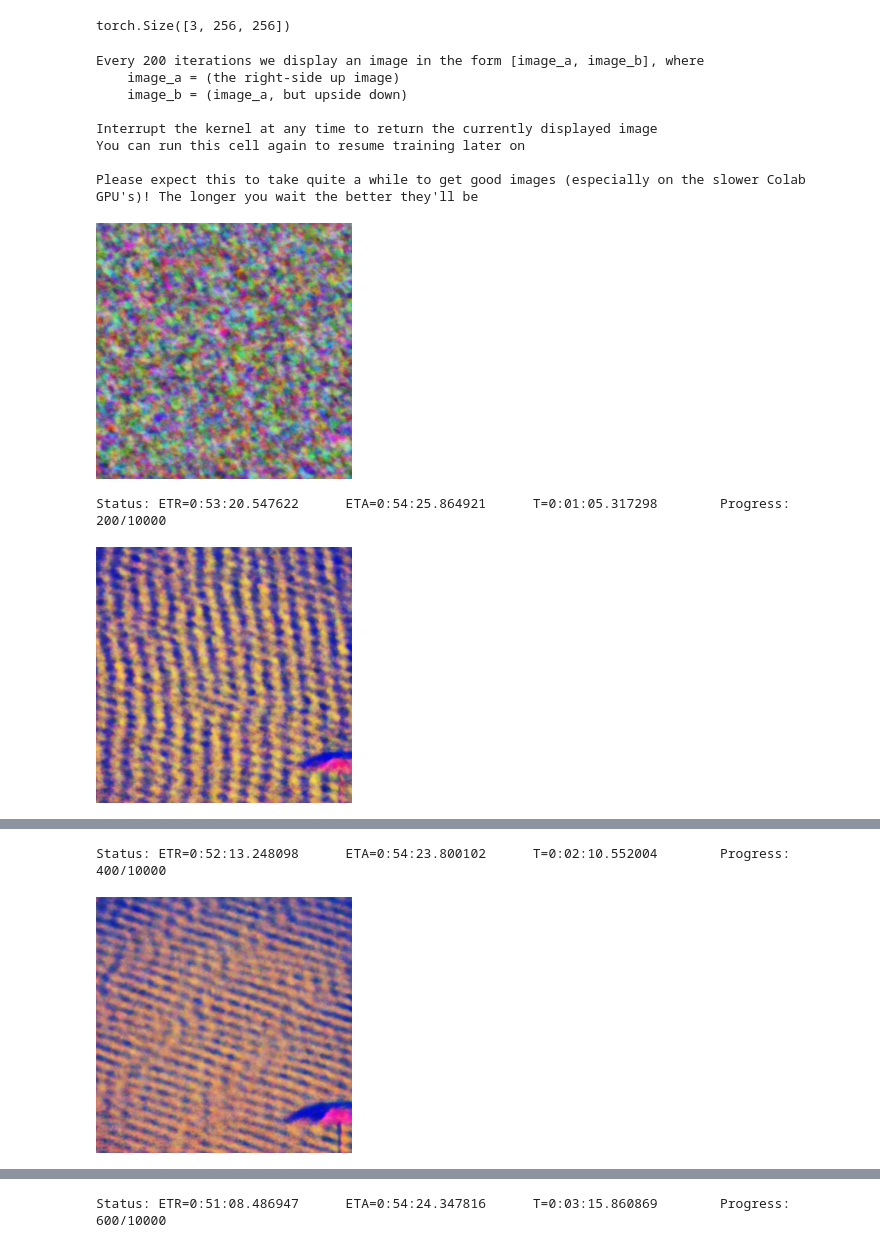
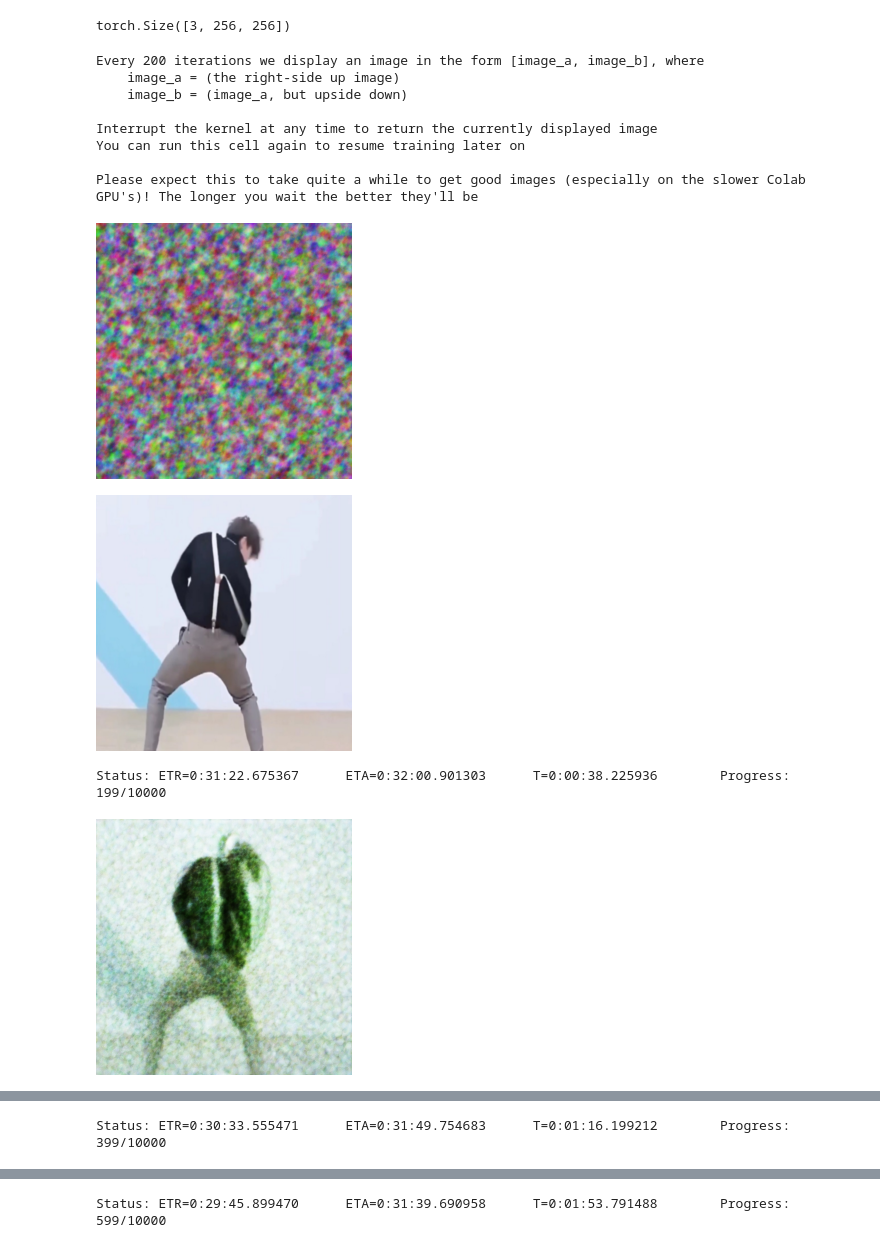
Before and after one commit to DiffusionIllusionCV23/Diffusion-Illusions, a Jupyter notebook: image_prompt.ipynb, the cells around one changed output, grey strips where cells are left out. Saved outputs shown, nothing was run; the diff lists cells and outputs as text; code cells hidden in the pictures.

Commit message:
fix img prompt

```diff
--- a/image_prompt.ipynb
+++ b/image_prompt.ipynb
@@ -29,7 +18,7 @@ print('Available example prompts:', ', '.join(example_prompts))
 
 #These prompts are all strings - you can replace them with whatever you want! By default it lets you choose from example prompts
 #Here are some on the site! It does take some thought to come up with good ideas; the upside-down should look vaguely like the right-side up to work nicely
-prompt_a = rp.gather(example_prompts, 'summer'.split())
+prompt_a = rp.gather(example_prompts, 'vegetable'.split())
 # prompt_a, prompt_b = rp.gather(example_prompts, 'sailing_ship sailing_ship'.split())
 
 negative_prompt = ''
@@ -51,6 +42,6 @@ Chosen prompts:
 # %%
 if 's' not in dir():
-    model_name="CompVis/stable-diffusion-v1-4"
+    model_name="./stable-diffusion-v1-4"
     gpu='cuda:0'
     s=sd.StableDiffusion(gpu,model_name)
 device=s.device
@@ -160,33 +151,35 @@ try:
             preds+=list(pred)
 
         with torch.no_grad():
             if iter_num and not iter_num%(DISPLAY_INTERVAL*50):
                 #Wipe the slate every 50 displays so they don't get cut off
                 from IPython.display import clear_output
                 clear_output()
 
             if not iter_num%DISPLAY_INTERVAL:
                 im = get_display_image()
                 ims.append(im)
                 rp.display_image(im)
+                rp.display_image(image_tensor)
 
         optim.step()
         optim.zero_grad()
 except KeyboardInterrupt:
     print()
     print('Interrupted early at iteration %i'%iter_num)
     im = get_display_image()
     ims.append(im)
     rp.display_image(im)
 # %% [output]
 Every 200 iterations we display an image in the form [image_a, image_b], where
     image_a = (the right-side up image)
     image_b = (image_a, but upside down)
 
 Interrupt the kernel at any time to return the currently displayed image
 You can run this cell again to resume training later on
 
 Please expect this to take quite a while to get good images (especially on the slower Colab GPU's)! The longer you wait the better they'll be
-[figure, old version]
+[figure, new version]
+[figure, new version]
-Status: ETR=0:53:20.547622      ETA=0:54:25.864921      T=0:01:05.317298        Progress: 200/10000
+Status: ETR=0:31:22.675367      ETA=0:32:00.901303      T=0:00:38.225936        Progress: 199/10000
-[figure, old version]
+[figure, new version]
@@ -193,2 +187 @@ Status: ETR=0:53:20.547622      ETA=0:54:25.864921      T=0:01:05.317298
-Status: ETR=0:52:13.248098      ETA=0:54:23.800102      T=0:02:10.552004        Progress: 400/10000
+Status: ETR=0:30:33.555471      ETA=0:31:49.754683      T=0:01:16.199212        Progress: 399/10000
-[figure, old version]
@@ -195 +190 @@ Status: ETR=0:52:13.248098      ETA=0:54:23.800102      T=0:02:10.552004
-Status: ETR=0:51:08.486947      ETA=0:54:24.347816      T=0:03:15.860869        Progress: 600/10000
+Status: ETR=0:29:45.899470      ETA=0:31:39.690958      T=0:01:53.791488        Progress: 599/10000
```
Also changed, not shown: parts of 7 cells of this notebook, 4 other files.
